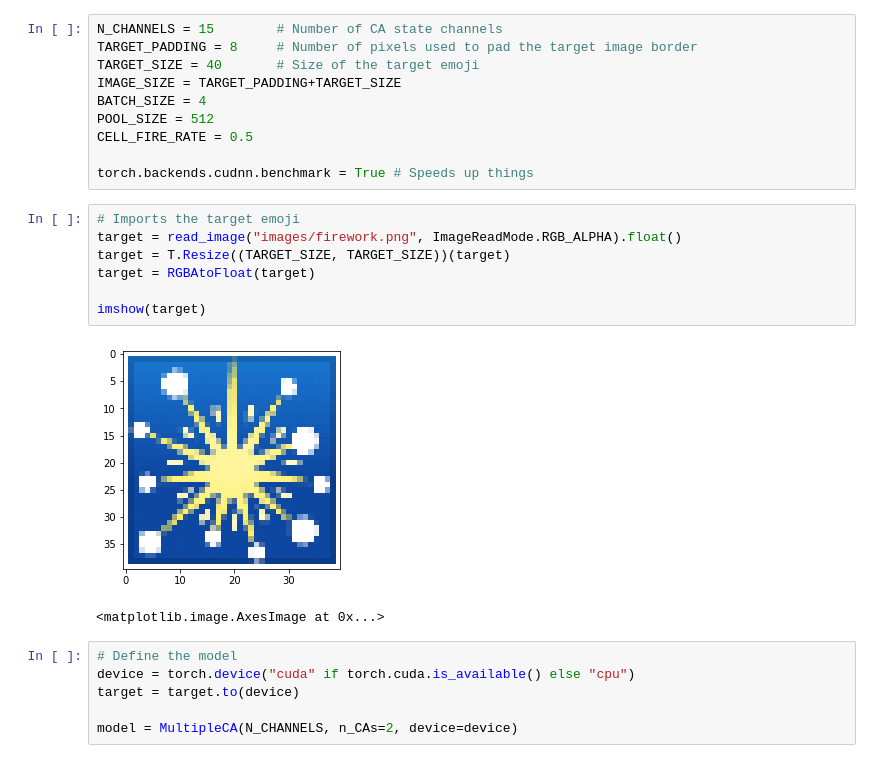
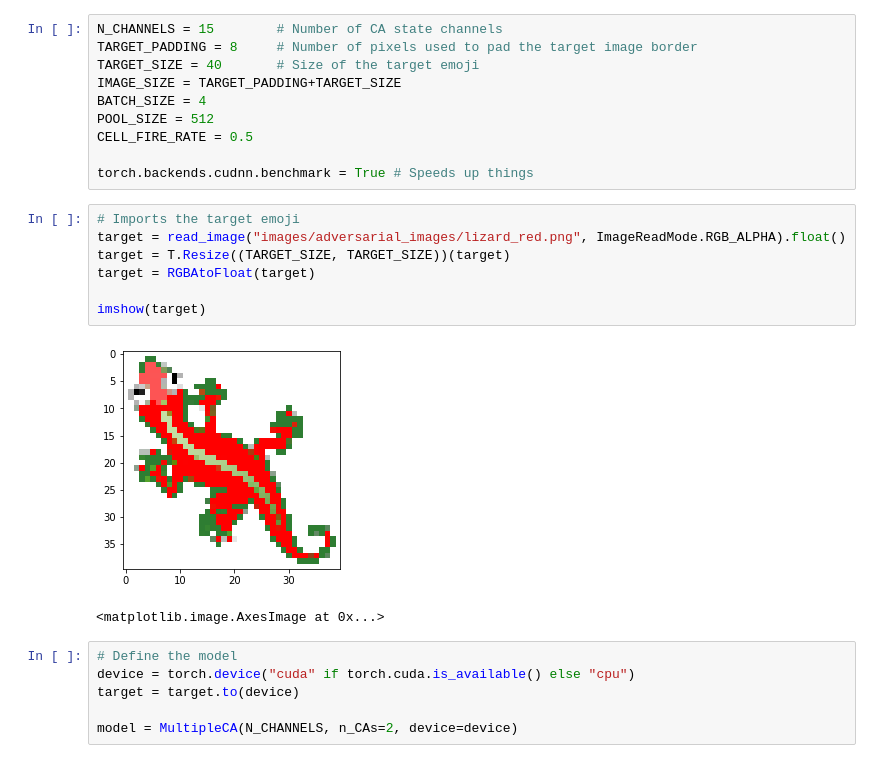
Before and after one commit to LetteraUnica/neural_cellular_automata, a Jupyter notebook: pytorch_ca/virus_CA.ipynb, the cells around one changed output. Drawn from its saved outputs; the diff is of its cells as text.

```diff
--- a/pytorch_ca/virus_CA.ipynb
+++ b/pytorch_ca/virus_CA.ipynb
@@ -21,13 +21,13 @@ CELL_FIRE_RATE = 0.5
 torch.backends.cudnn.benchmark = True # Speeds up things
 # %%
 # Imports the target emoji
-target = read_image("images/firework.png", ImageReadMode.RGB_ALPHA).float()
+target = read_image("images/adversarial_images/lizard_red.png", ImageReadMode.RGB_ALPHA).float()
 target = T.Resize((TARGET_SIZE, TARGET_SIZE))(target)
 target = RGBAtoFloat(target)
 
 imshow(target)
 # %% [output]
-[figure, old version]
+[figure, new version]
 <matplotlib.image.AxesImage at 0x...>
 # %%
 # Define the model
```
Also changed, not shown: parts of 8 cells of this notebook, 3 other files.
